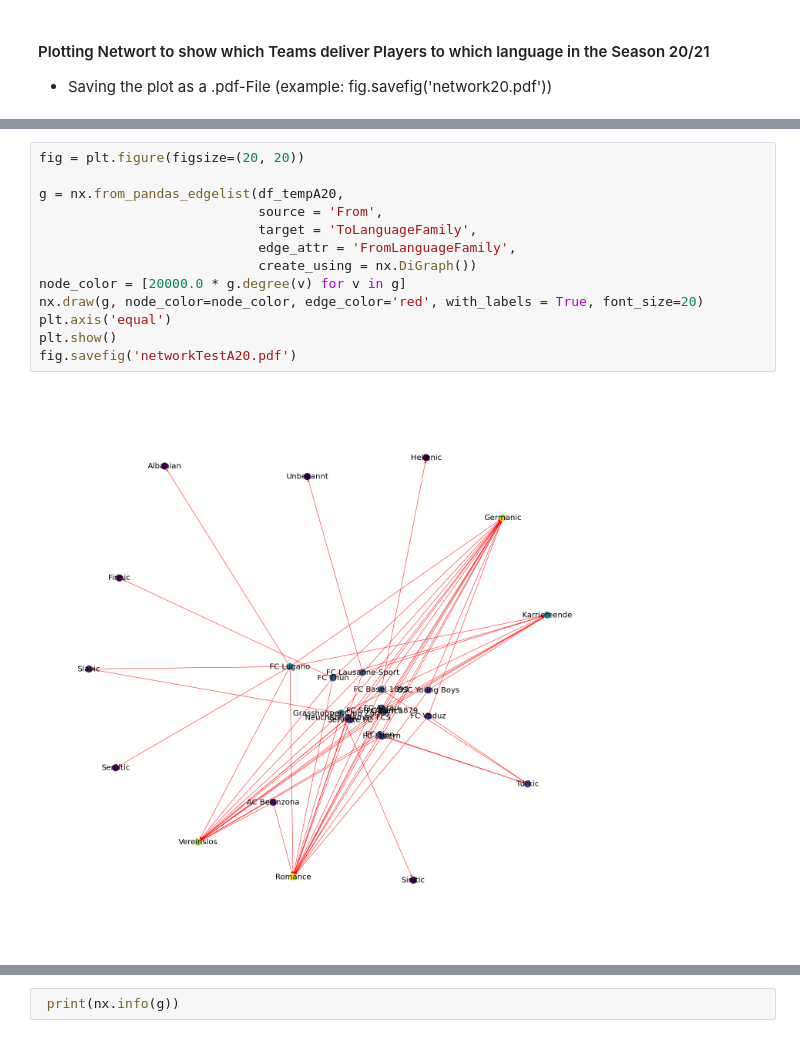
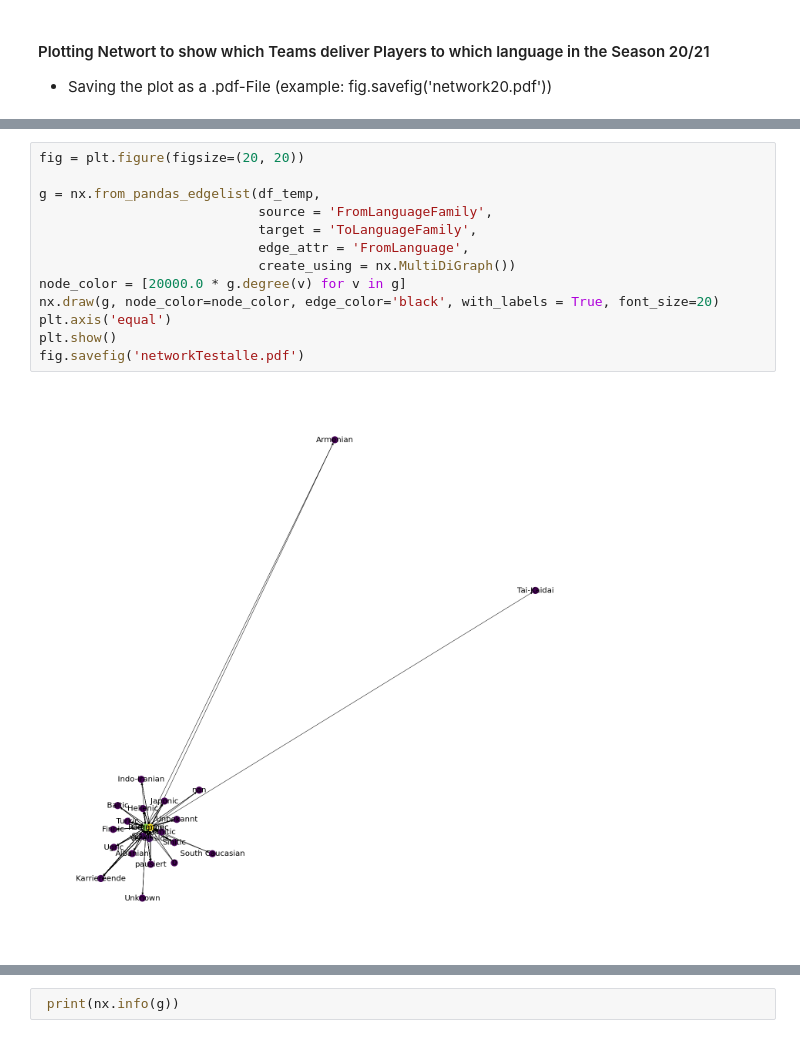
Before and after one commit to Ermaconomist/social_analysis_football_transfer, a Jupyter notebook: 02_analysis/Analysis Network v_Gino.ipynb, the cells around one changed output, grey strips where cells are left out. Drawn from its saved outputs; the diff is of its cells as text.

```diff
--- a/02_analysis/Analysis Network v_Gino.ipynb
+++ b/02_analysis/Analysis Network v_Gino.ipynb
@@ -207,18 +207,18 @@ fig.savefig('network20.pdf')
 # %%
 fig = plt.figure(figsize=(20, 20))
 
-g = nx.from_pandas_edgelist(df_tempA20,
-                            source = 'From',
+g = nx.from_pandas_edgelist(df_temp,
+                            source = 'FromLanguageFamily',
                             target = 'ToLanguageFamily',
-                            edge_attr = 'FromLanguageFamily',
-                            create_using = nx.DiGraph())
+                            edge_attr = 'FromLanguage',
+                            create_using = nx.MultiDiGraph())
 node_color = [20000.0 * g.degree(v) for v in g]
-nx.draw(g, node_color=node_color, edge_color='red', with_labels = True, font_size=20)
+nx.draw(g, node_color=node_color, edge_color='black', with_labels = True, font_size=20)
 plt.axis('equal')
 plt.show()
-fig.savefig('networkTestA20.pdf')
+fig.savefig('networkTestalle.pdf')
 # %% [output]
-[figure, old version]
+[figure, new version]
 # %%
 fig = plt.figure(figsize=(10, 10))
 g = nx.from_pandas_edgelist(df_tempZ20,
```
Also changed, not shown: parts of 5 cells of this notebook, 6 other files.
